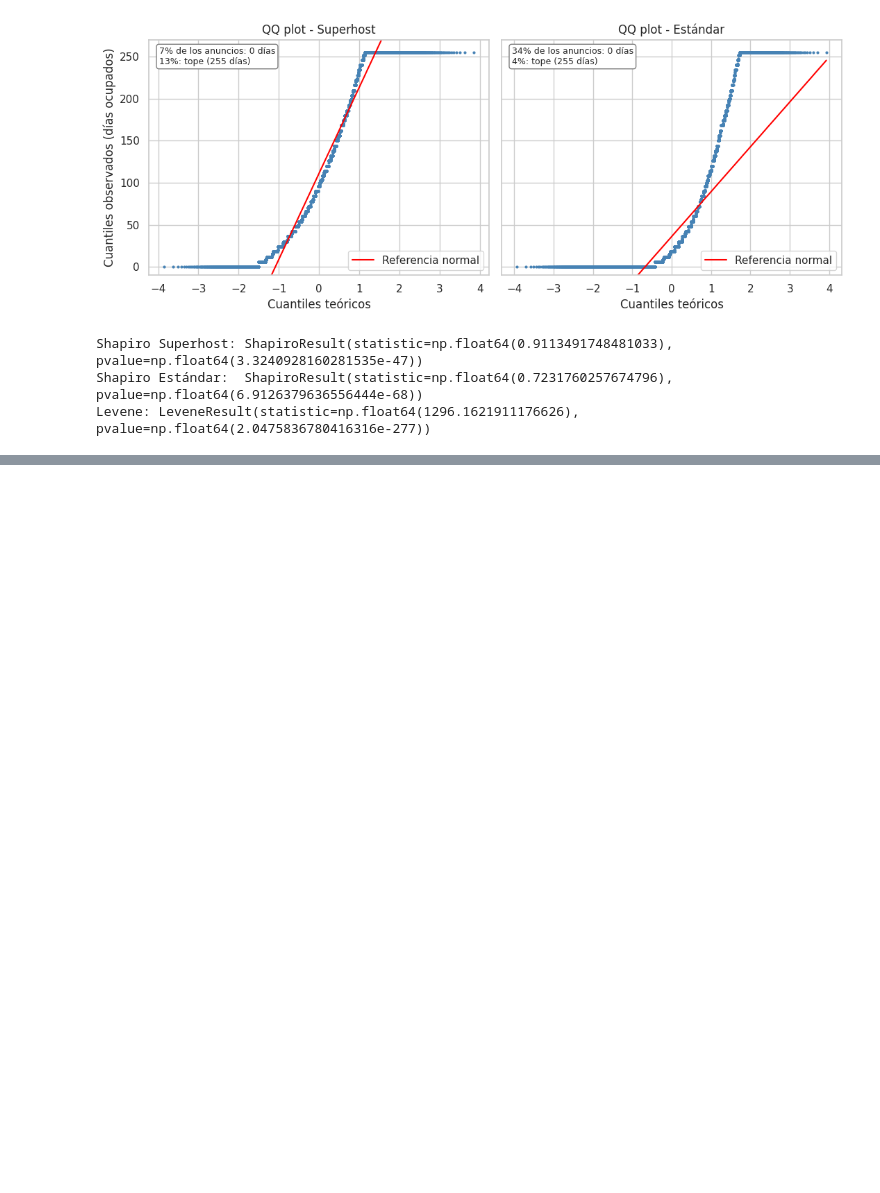
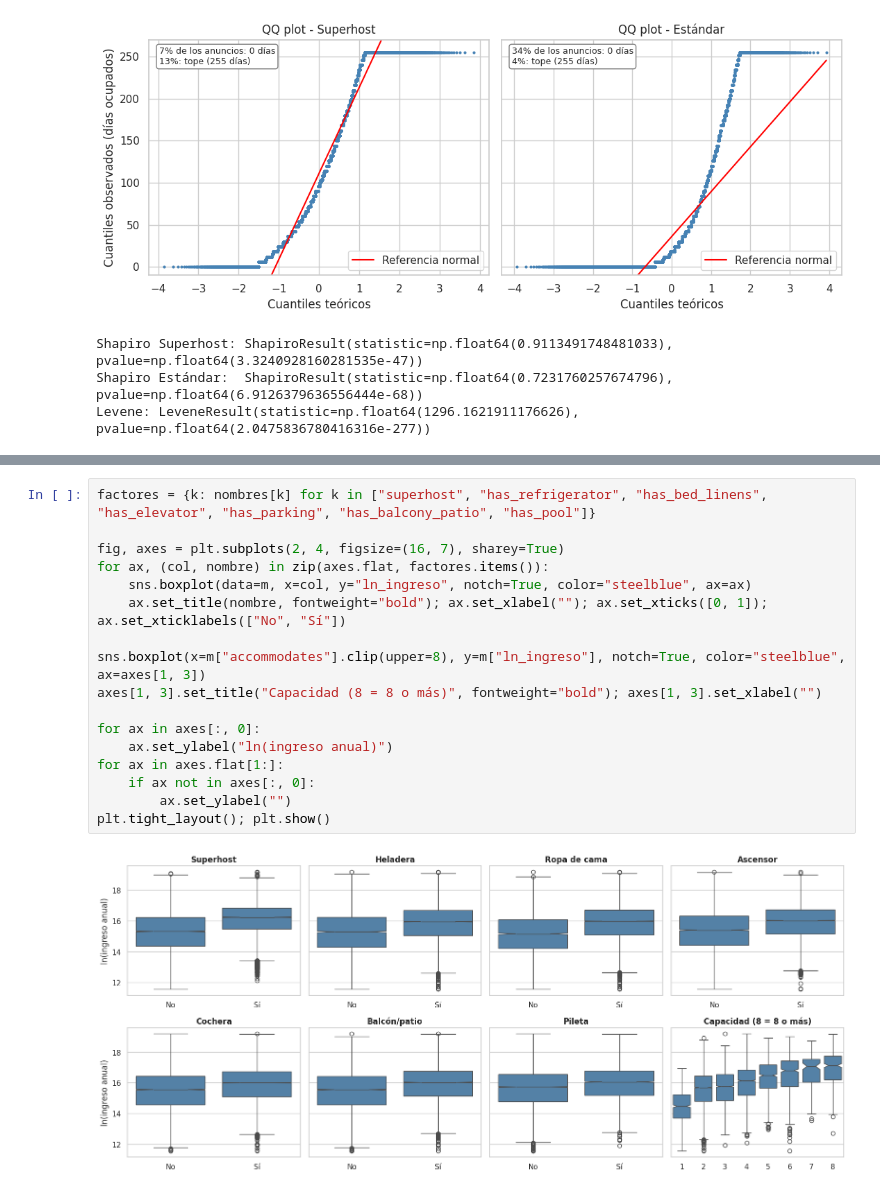
Before and after one commit to Jeronit1/AnalisisDeDatos, a Jupyter notebook: entrega.ipynb, the cells around one changed output, grey strips where cells are left out. Cells and saved outputs as stored; diff of their text form; blank space fills up the shorter version.

```diff
--- a/entrega.ipynb
+++ b/entrega.ipynb
@@ -814,0 +868,19 @@ No puede afirmarse que la insignia *genere* esa ventaja ni que se traduzca en ma
+# %%
+factores = {k: nombres[k] for k in ["superhost", "has_refrigerator", "has_bed_linens", "has_elevator", "has_parking", "has_balcony_patio", "has_pool"]}
+
+fig, axes = plt.subplots(2, 4, figsize=(16, 7), sharey=True)
+for ax, (col, nombre) in zip(axes.flat, factores.items()):
+    sns.boxplot(data=m, x=col, y="ln_ingreso", notch=True, color="steelblue", ax=ax)
+    ax.set_title(nombre, fontweight="bold"); ax.set_xlabel(""); ax.set_xticks([0, 1]); ax.set_xticklabels(["No", "Sí"])
+
+sns.boxplot(x=m["accommodates"].clip(upper=8), y=m["ln_ingreso"], notch=True, color="steelblue", ax=axes[1, 3])
+axes[1, 3].set_title("Capacidad (8 = 8 o más)", fontweight="bold"); axes[1, 3].set_xlabel("")
+
+for ax in axes[:, 0]:
+    ax.set_ylabel("ln(ingreso anual)")
+for ax in axes.flat[1:]:
+    if ax not in axes[:, 0]:
+        ax.set_ylabel("")
+plt.tight_layout(); plt.show()
+# %% [output]
+[figure, added]
```
Also changed, not shown: parts of 28 cells of this notebook, 1 other file.
